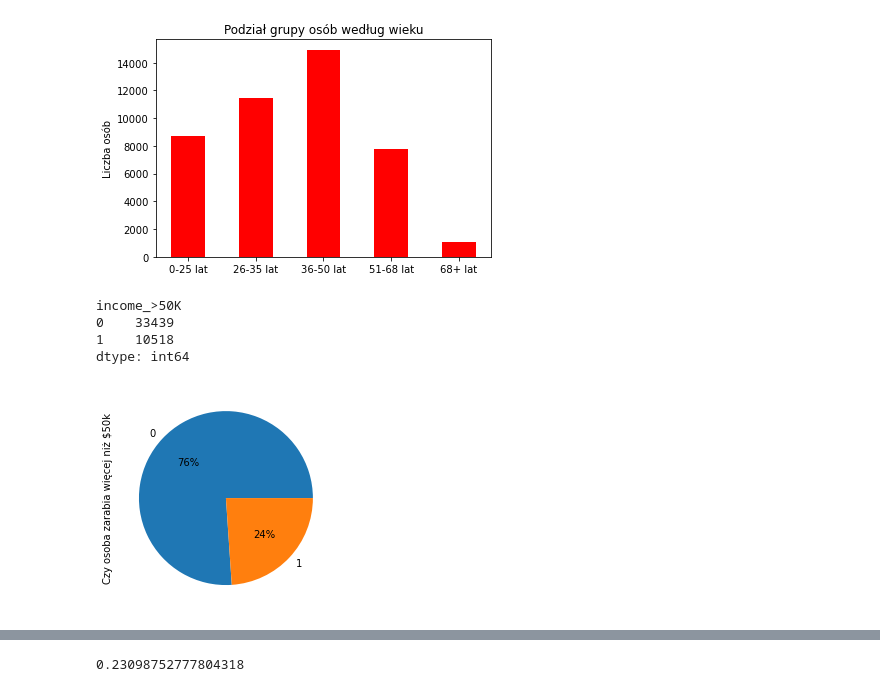
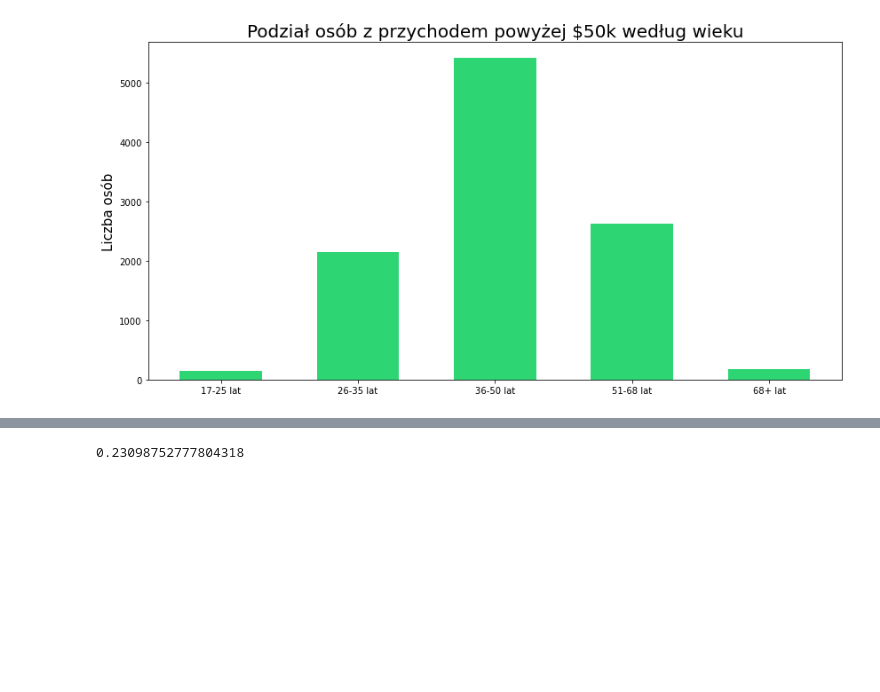
Before and after one commit to falken01/data-analysis-income, a Jupyter notebook: income_data_analysis.ipynb, the cells around one changed output, grey strips where cells are left out. Drawn from its saved outputs; the diff is of its cells as text; code cells hidden in the pictures; blank space fills up the shorter version.

```diff
--- a/income_data_analysis.ipynb
+++ b/income_data_analysis.ipynb
@@ -8,2 +42,3 @@ import numpy as np
 # %%
-df_income = pd.read_csv("https://community052.blob.core.windows.net/csvs/train.csv")
+CSV_DATA_URL = "https://community052.blob.core.windows.net/csvs/train.csv"
+df_income = pd.read_csv(CSV_DATA_URL, delimiter=',')
@@ -43,0 +147,3 @@ df_income["age"].max()
+# %%
+df_income['income_>50K'] = df_income['income_>50K'].astype(bool)
+df_income['income_>50K']
@@ -75,17 +369,17 @@ numbers.append(len(df_income[(df_income['age']>68)]))
+# %%
+numbers = []
+age_ranges =["17-25 lat","26-35 lat","36-50 lat","51-68 lat","68+ lat"]
+numbers.append(len(df_income[(df_income['age']>16) & (df_income['age']<=25) & (df_income['income_>50K'] == True)]))
+numbers.append(len(df_income[(df_income['age']>25) & (df_income['age']<=35) & (df_income['income_>50K'] == True)]))
+numbers.append(len(df_income[(df_income['age']>35) & (df_income['age']<=50) & (df_income['income_>50K'] == True)]))
+numbers.append(len(df_income[(df_income['age']>50) & (df_income['age']<=68) & (df_income['income_>50K'] == True)]))
+numbers.append(len(df_income[(df_income['age']>68) & (df_income['income_>50K'] == True)]))
 # %%
-plt.bar(range(len(numbers)), numbers, width = 0.5, color='r')
-plt.title('Podział grupy osób według wieku')
-plt.ylabel('Liczba osób')
+plt.subplots(figsize=(14,7))
+plt.bar(range(len(numbers)), numbers, width = 0.6, color='#2ed573')
+plt.title('Podział osób z przychodem powyżej $50k według wieku', fontsize=20)
+plt.ylabel('Liczba osób', fontsize=15)
 plt.xticks(np.arange(5), age_ranges)
 plt.show()
 # %% [output]
-[figure, old version]
+[figure, new version]
-# %%
-df_income.groupby(['income_>50K']).size().plot(kind='pie',ylabel="Czy osoba zarabia więcej niż $50k", autopct='%1.0f%%')
-df_income.groupby(['income_>50K']).size()
-# %% [output]
-income_>50K
-0    33439
-1    10518
-dtype: int64
-[figure, removed]
```
Also changed, not shown: parts of 47 cells of this notebook.
